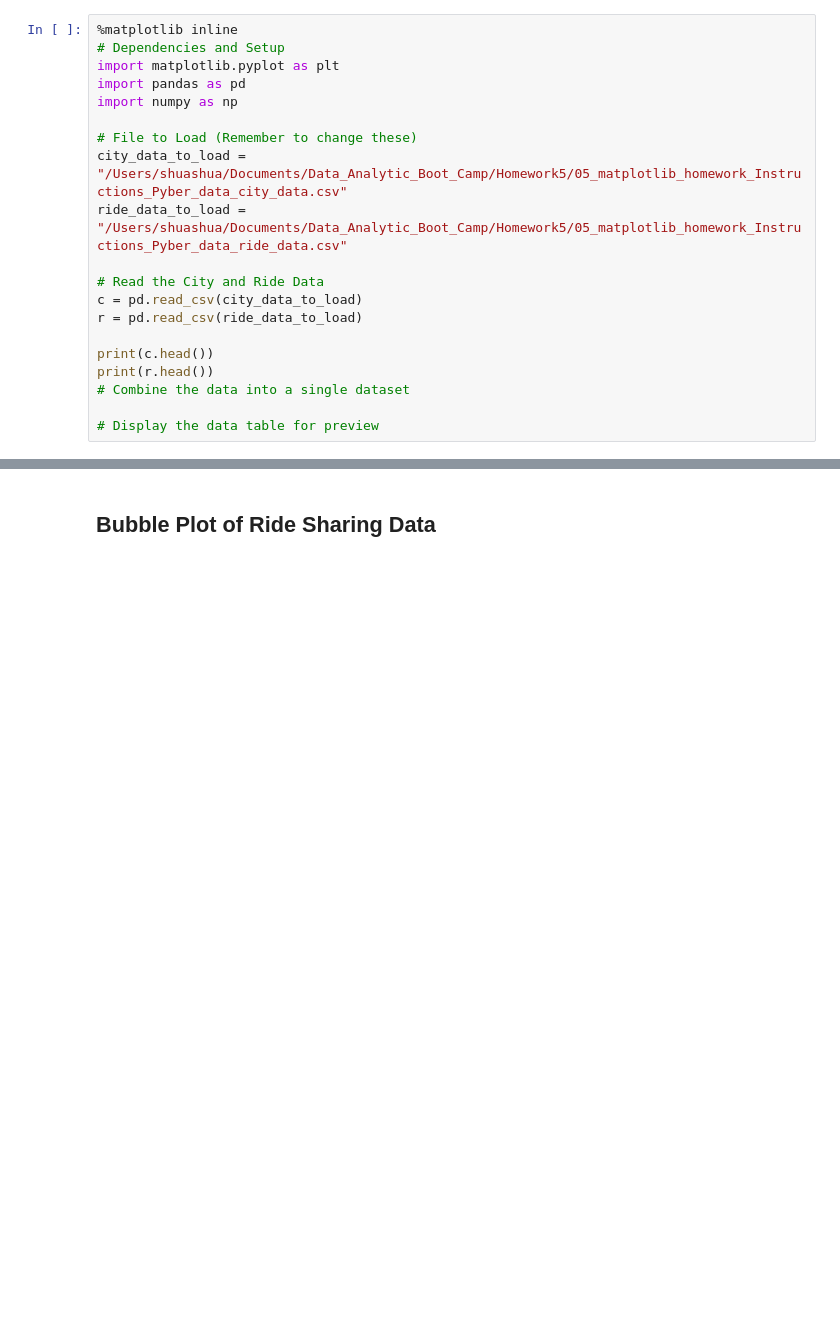
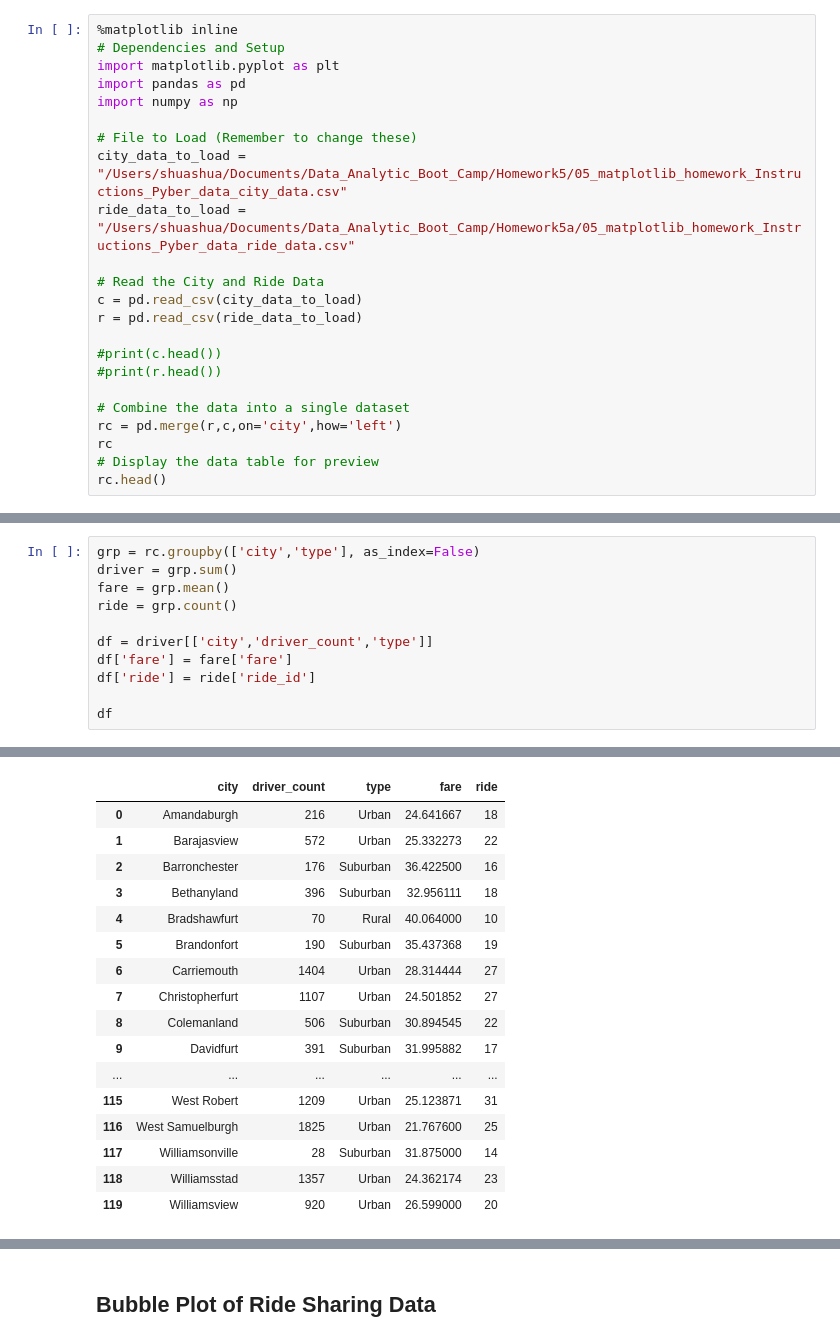
Before and after one commit to annatheking/Homework5_Pyber, a Jupyter notebook: 05_matplotlib_homework_Instructions_Pyber_pyber_starter.ipynb, the cells around one changed output, grey strips where cells are left out. Cells and saved outputs as stored; diff of their text form; blank space fills up the shorter version.

```diff
--- a/05_matplotlib_homework_Instructions_Pyber_pyber_starter.ipynb
+++ b/05_matplotlib_homework_Instructions_Pyber_pyber_starter.ipynb
@@ -7,17 +7,20 @@ import numpy as np
 
 # File to Load (Remember to change these)
 city_data_to_load = "/Users/shuashua/Documents/Data_Analytic_Boot_Camp/Homework5/05_matplotlib_homework_Instructions_Pyber_data_city_data.csv"
-ride_data_to_load = "/Users/shuashua/Documents/Data_Analytic_Boot_Camp/Homework5/05_matplotlib_homework_Instructions_Pyber_data_ride_data.csv"
+ride_data_to_load = "/Users/shuashua/Documents/Data_Analytic_Boot_Camp/Homework5a/05_matplotlib_homework_Instructions_Pyber_data_ride_data.csv"
 
 # Read the City and Ride Data
 c = pd.read_csv(city_data_to_load)
 r = pd.read_csv(ride_data_to_load)
 
-print(c.head())
-print(r.head())
+#print(c.head())
+#print(r.head())
+
 # Combine the data into a single dataset
-
+rc = pd.merge(r,c,on='city',how='left')
+rc
 # Display the data table for preview
+rc.head()
 # %% [output]
            city  driver_count   type
 0   Richardfort            38  Urban
@@ -41,0 +43,12 @@ print(r.head())
+# %%
+grp = rc.groupby(['city','type'], as_index=False)
+driver = grp.sum()
+fare = grp.mean()
+ride = grp.count()
+
+df = driver[['city','driver_count','type']]
+df['fare'] = fare['fare']
+df['ride'] = ride['ride_id']
+
+df
+# %% [output]
@@ -41,0 +60,17 @@ print(r.head())
+|  | city | driver_count | type | fare | ride |
+| 0 | Amandaburgh | 216 | Urban | 24.641667 | 18 |
+| 1 | Barajasview | 572 | Urban | 25.332273 | 22 |
+| 2 | Barronchester | 176 | Suburban | 36.422500 | 16 |
+| 3 | Bethanyland | 396 | Suburban | 32.956111 | 18 |
+| 4 | Bradshawfurt | 70 | Rural | 40.064000 | 10 |
+| 5 | Brandonfort | 190 | Suburban | 35.437368 | 19 |
+| 6 | Carriemouth | 1404 | Urban | 28.314444 | 27 |
+| 7 | Christopherfurt | 1107 | Urban | 24.501852 | 27 |
+| 8 | Colemanland | 506 | Suburban | 30.894545 | 22 |
+| 9 | Davidfurt | 391 | Suburban | 31.995882 | 17 |
+| ... | ... | ... | ... | ... | ... |
+| 115 | West Robert | 1209 | Urban | 25.123871 | 31 |
+| 116 | West Samuelburgh | 1825 | Urban | 21.767600 | 25 |
+| 117 | Williamsonville | 28 | Suburban | 31.875000 | 14 |
+| 118 | Williamsstad | 1357 | Urban | 24.362174 | 23 |
+| 119 | Williamsview | 920 | Urban | 26.599000 | 20 |
```
Also changed, not shown: parts of 5 cells of this notebook, 1 other file.
